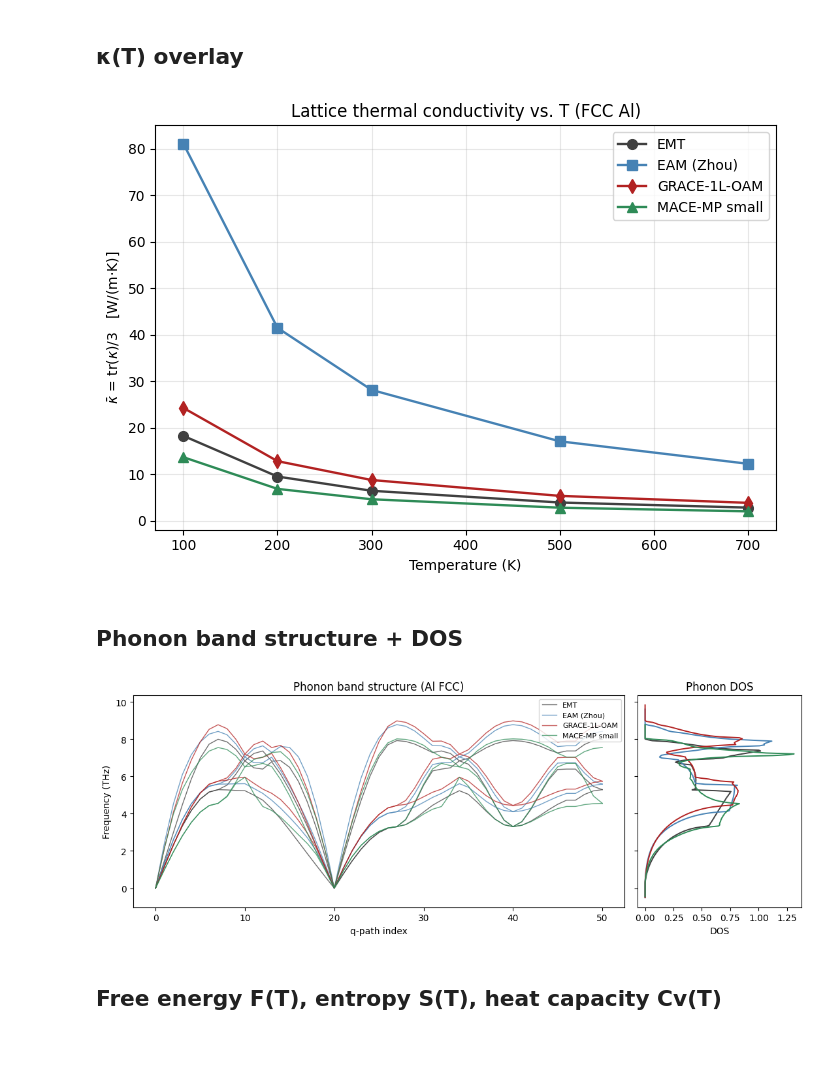
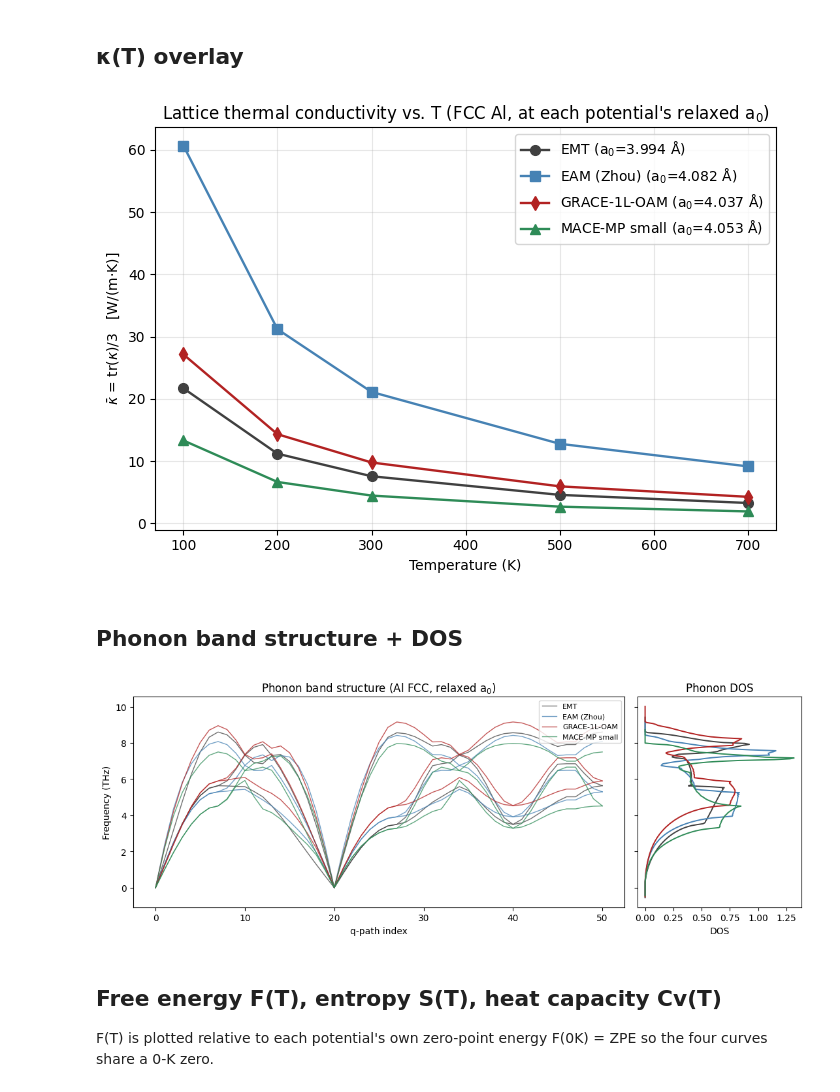
Before and after one commit to pyiron/pyiron_workflow_atomistics, a Jupyter notebook: notebooks/phonon_thermal_conductivity.ipynb, the cells around one changed output. Saved outputs shown, nothing was run; the diff lists cells and outputs as text; code cells hidden in the pictures; blank space fills up the shorter version.

```diff
--- a/notebooks/phonon_thermal_conductivity.ipynb
+++ b/notebooks/phonon_thermal_conductivity.ipynb
@@ -114,6 +129,8 @@ def run_one(r):
         "--out-pkl", str(pkl),
         "--working-dir", str(wdir),
         "--lattice-a", str(PARAMS["lattice_a"]),
+        "--eos-strain-range", *[str(x) for x in PARAMS["eos_strain_range"]],
+        "--eos-num-points", str(PARAMS["eos_num_points"]),
         "--fc2-supercell", str(PARAMS["fc2_supercell"]),
         "--fc3-supercell", str(PARAMS["fc3_supercell"]),
         "--n-snapshots", str(PARAMS["n_snapshots"]),
@@ -181,0 +209,31 @@ MACE-MP small      -14.8383             4.57          35.4
+# %%
+fig, (ax_eos, ax_bar) = plt.subplots(1, 2, figsize=(11, 4))
+for r in RUNS:
+    d = results[r["label"]]
+    n = d["n_atoms_primitive"]
+    Vpa = np.asarray(d["eos_volumes"]) / n
+    Epa = np.asarray(d["eos_energies"]) / n
+    Epa = Epa - Epa.min()  # zero each potential at its own equilibrium
+    ax_eos.plot(Vpa, Epa, color=r["color"], marker=r["marker"], markersize=5,
+                linewidth=1.5, label=r["label"])
+    ax_eos.axvline(d["volume_per_atom"], color=r["color"], linestyle=":", alpha=0.5)
+
+labels = [r["label"] for r in RUNS]
+a0s = [results[L]["lattice_a0"] for L in labels]
+colors = [r["color"] for r in RUNS]
+ax_bar.bar(range(len(labels)), a0s, color=colors)
+ax_bar.set_xticks(range(len(labels)))
+ax_bar.set_xticklabels(labels, rotation=20, ha="right")
+ax_bar.axhline(4.05, color="grey", linestyle="--", linewidth=0.8,
+               label="Al expt (4.05 Å)")
+ax_bar.set_ylim(min(a0s) - 0.05, max(a0s + [4.05]) + 0.05)
+ax_bar.set_ylabel(r"equilibrium $a_0$ (Å)")
+ax_bar.set_title("Optimised cubic lattice parameter")
+ax_bar.legend(loc="lower right", fontsize=8)
+ax_eos.set_xlabel("Volume / atom (Å$^3$)")
+ax_eos.set_ylabel(r"$E - E_{\min}$ / atom (eV)")
+ax_eos.set_title("EOS sweep (Birch–Murnaghan), zeroed at $a_0$")
+ax_eos.legend(fontsize=8)
+ax_eos.grid(True, alpha=0.3)
+plt.tight_layout()
+plt.show()
@@ -184,22 +244,25 @@ MACE-MP small      -14.8383             4.57          35.4
 # %%
 plt.figure(figsize=(7, 5))
 for r in RUNS:
     d = results[r["label"]]
+    T = np.asarray(d["temperatures"])
     kappa_avg = np.array([np.trace(K) / 3.0 for K in d["kappa"]])
+    mask = T > 0  # κ(0)=0 by construction — drop from plot
     plt.plot(
-        d["temperatures"], kappa_avg,
+        T[mask], kappa_avg[mask],
         color=r["color"], marker=r["marker"],
-        label=r["label"], linewidth=1.7, markersize=7,
+        label=f"{r['label']} (a$_0$={d['lattice_a0']:.3f} Å)",
+        linewidth=1.7, markersize=7,
     )
 plt.xlabel("Temperature (K)")
 plt.ylabel(r"$\bar{\kappa}$ = tr($\kappa$)/3   [W/(m$\cdot$K)]")
-plt.title("Lattice thermal conductivity vs. T (FCC Al)")
+plt.title("Lattice thermal conductivity vs. T (FCC Al, at each potential's relaxed a$_0$)")
 plt.grid(True, alpha=0.3)
 plt.legend()
 plt.tight_layout()
 plt.show()
 # %% [output]
-[figure, old version]
+[figure, new version]
 # %% [markdown]
 ## Phonon band structure + DOS
 # %%
@@ -223,16 +286,18 @@ for r in RUNS:
                     label=r["label"])
 ax_band.set_xlabel("q-path index")
 ax_band.set_ylabel("Frequency (THz)")
-ax_band.set_title("Phonon band structure (Al FCC)")
+ax_band.set_title("Phonon band structure (Al FCC, relaxed a$_0$)")
 ax_band.legend(loc="upper right", fontsize=8)
 ax_dos.set_xlabel("DOS")
 ax_dos.set_title("Phonon DOS")
 plt.tight_layout()
 plt.show()
 # %% [output]
-[figure, old version]
+[figure, new version]
 # %% [markdown]
 ## Free energy F(T), entropy S(T), heat capacity Cv(T)
+
+F(T) is plotted relative to each potential's own zero-point energy F(0K) = ZPE so the four curves share a 0-K zero.
 # %%
 fig, axes = plt.subplots(1, 3, figsize=(13, 3.8))
 for r in RUNS:
```
Also changed, not shown: parts of 7 cells of this notebook, 1 other file.
